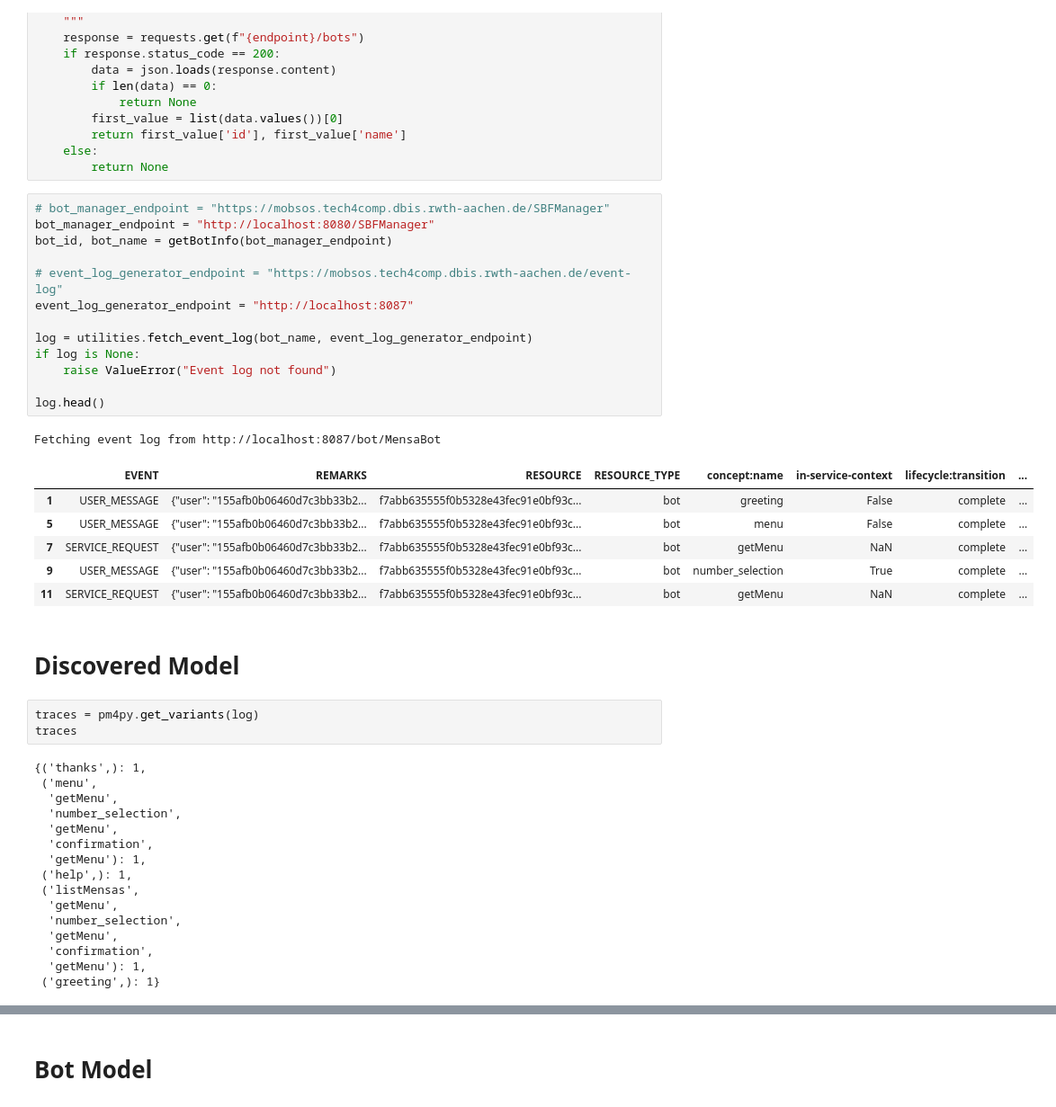
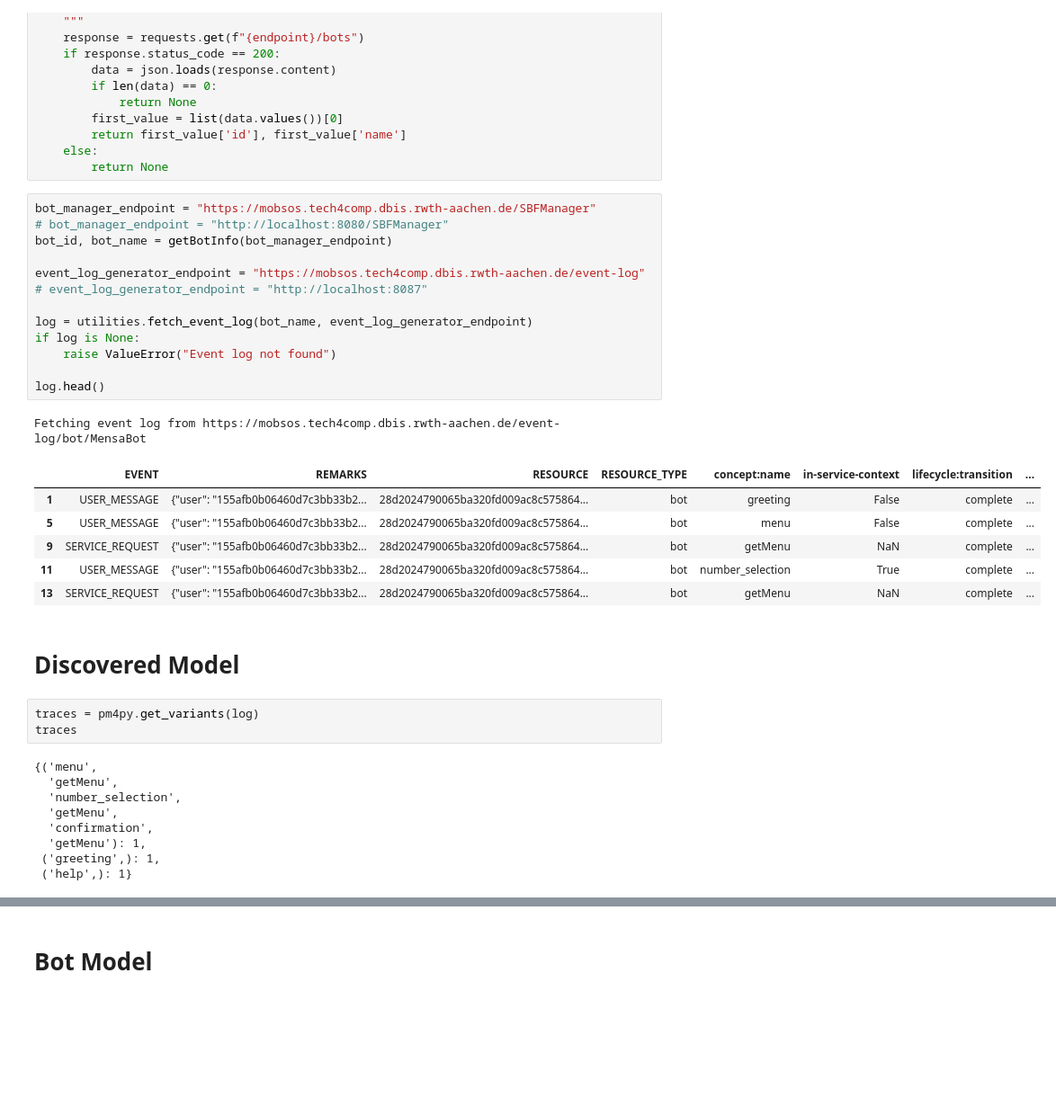
Before and after one commit to rwth-acis/process-mining-for-bots, a Jupyter notebook: visualize.log.ipynb, the cells around one changed output, grey strips where cells are left out. Shown at 90% size. Saved outputs shown, nothing was run; the diff lists cells and outputs as text; blank space fills up the shorter version.

```diff
--- a/visualize.log.ipynb
+++ b/visualize.log.ipynb
@@ -23,47 +23,40 @@ def getBotInfo(endpoint="http://localhost:8080/SBFManager"):
     else:
         return None
 # %%
-# bot_manager_endpoint = "https://mobsos.tech4comp.dbis.rwth-aachen.de/SBFManager"
-bot_manager_endpoint = "http://localhost:8080/SBFManager"
+bot_manager_endpoint = "https://mobsos.tech4comp.dbis.rwth-aachen.de/SBFManager"
+# bot_manager_endpoint = "http://localhost:8080/SBFManager"
 bot_id, bot_name = getBotInfo(bot_manager_endpoint)
 
-# event_log_generator_endpoint = "https://mobsos.tech4comp.dbis.rwth-aachen.de/event-log"
-event_log_generator_endpoint = "http://localhost:8087"
+event_log_generator_endpoint = "https://mobsos.tech4comp.dbis.rwth-aachen.de/event-log"
+# event_log_generator_endpoint = "http://localhost:8087"
 
 log = utilities.fetch_event_log(bot_name, event_log_generator_endpoint)
 if log is None:
     raise ValueError("Event log not found")
 
 log.head()
 # %% [output]
-Fetching event log from http://localhost:8087/bot/MensaBot
+Fetching event log from https://mobsos.tech4comp.dbis.rwth-aachen.de/event-log/bot/MensaBot
 |  | EVENT | REMARKS | RESOURCE | RESOURCE_TYPE | concept:name | in-service-context | lifecycle:transition | ... |
-| 1 | USER_MESSAGE | {"user": "155afb0b06460d7c3bb33b2... | f7abb635555f0b5328e43fec91e0bf93c... | bot | greeting | False | complete | ... |
-| 5 | USER_MESSAGE | {"user": "155afb0b06460d7c3bb33b2... | f7abb635555f0b5328e43fec91e0bf93c... | bot | menu | False | complete | ... |
-| 7 | SERVICE_REQUEST | {"user": "155afb0b06460d7c3bb33b2... | f7abb635555f0b5328e43fec91e0bf93c... | bot | getMenu | NaN | complete | ... |
-| 9 | USER_MESSAGE | {"user": "155afb0b06460d7c3bb33b2... | f7abb635555f0b5328e43fec91e0bf93c... | bot | number_selection | True | complete | ... |
-| 11 | SERVICE_REQUEST | {"user": "155afb0b06460d7c3bb33b2... | f7abb635555f0b5328e43fec91e0bf93c... | bot | getMenu | NaN | complete | ... |
+| 1 | USER_MESSAGE | {"user": "155afb0b06460d7c3bb33b2... | 28d2024790065ba320fd009ac8c575864... | bot | greeting | False | complete | ... |
+| 5 | USER_MESSAGE | {"user": "155afb0b06460d7c3bb33b2... | 28d2024790065ba320fd009ac8c575864... | bot | menu | False | complete | ... |
+| 9 | SERVICE_REQUEST | {"user": "155afb0b06460d7c3bb33b2... | 28d2024790065ba320fd009ac8c575864... | bot | getMenu | NaN | complete | ... |
+| 11 | USER_MESSAGE | {"user": "155afb0b06460d7c3bb33b2... | 28d2024790065ba320fd009ac8c575864... | bot | number_selection | True | complete | ... |
+| 13 | SERVICE_REQUEST | {"user": "155afb0b06460d7c3bb33b2... | 28d2024790065ba320fd009ac8c575864... | bot | getMenu | NaN | complete | ... |
 # %% [markdown]
 # Discovered Model
 # %%
 traces = pm4py.get_variants(log)
 traces
 # %% [output]
-{('thanks',): 1,
- ('menu',
+{('menu',
   'getMenu',
   'number_selection',
   'getMenu',
   'confirmation',
   'getMenu'): 1,
- ('help',): 1,
- ('listMensas',
-  'getMenu',
-  'number_selection',
-  'getMenu',
-  'confirmation',
-  'getMenu'): 1,
- ('greeting',): 1}
+ ('greeting',): 1,
+ ('help',): 1}
 # %%
 log = pm4py.filter_variants_top_k(log, 10)
 
```
Also changed, not shown: parts of 3 cells of this notebook.
